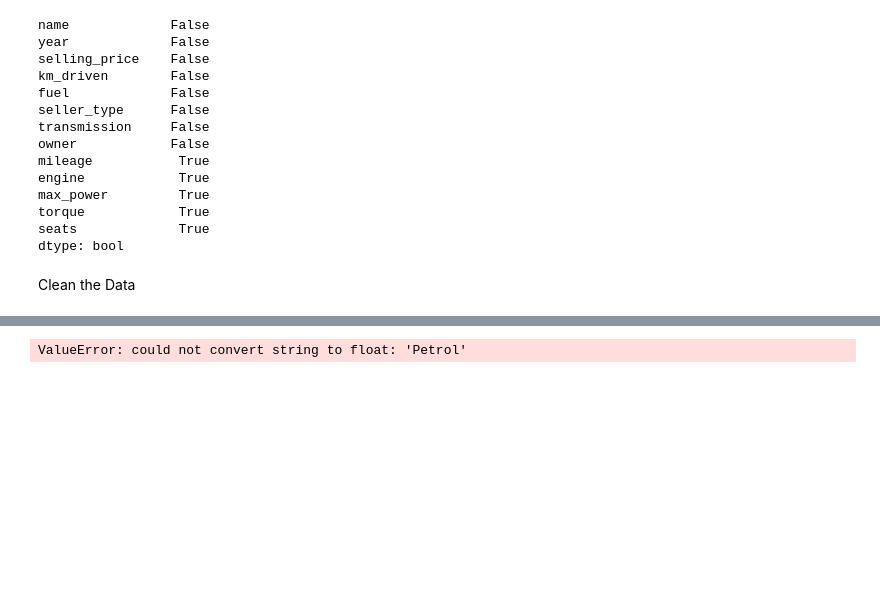
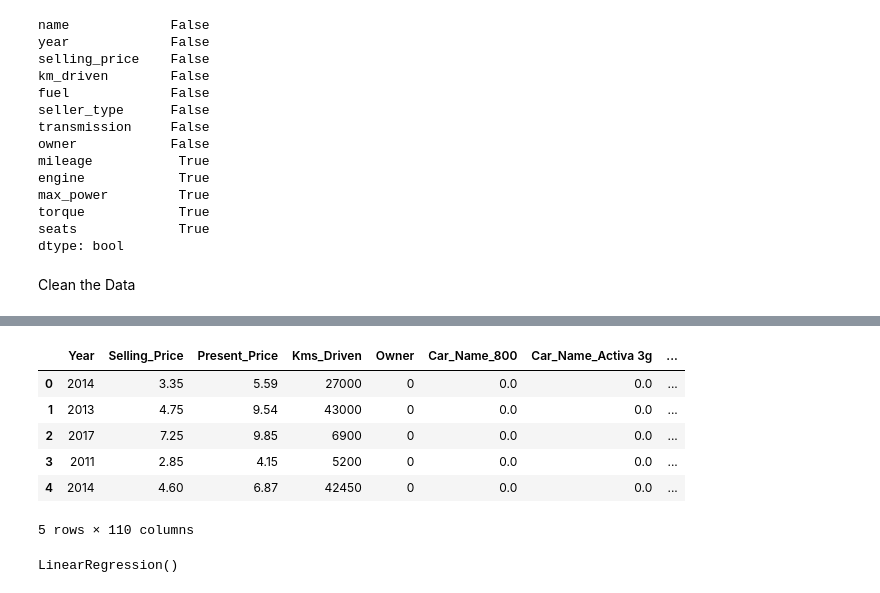
Before and after one commit to frankfeder/Dekho_Heroku, a Jupyter notebook: Car_DF.ipynb, the cells around one changed output, grey strips where cells are left out. Saved outputs shown, nothing was run; the diff lists cells and outputs as text; code cells hidden in the pictures; blank space fills up the shorter version.

Commit message:
added a OneHotEncoder

```diff
--- a/Car_DF.ipynb
+++ b/Car_DF.ipynb
@@ -147,3 +149,9 @@ seats             True
 dtype: bool
 # %% [markdown]
 Clean the Data
+# %%
+# Generate our categorical variable list
+cars_cat = car_data.dtypes[car_data.dtypes == "object"].index.tolist()
+
+# Check the number of unique values in each column
+car_data[cars_cat].nunique()
@@ -149,0 +164,10 @@ Clean the Data
+# %%
+# Create a OneHotEncoder instance
+enc = OneHotEncoder(sparse=False)
+
+# Fit and transform the OneHotEncoder using the categorical variable list
+encode_df = pd.DataFrame(enc.fit_transform(car_data[cars_cat]))
+
+# Add the encoded variable names to the DataFrame
+encode_df.columns = enc.get_feature_names(cars_cat)
+encode_df.head()
@@ -150,3 +182,16 @@ Clean the Data
+# %%
+# Merge one-hot encoded features and drop the originals
+car_data = car_data.merge(encode_df,left_index=True, right_index=True)
+car_data = car_data.drop(cars_cat,1)
+car_data.head()
+# %% [output]
+|  | Year | Selling_Price | Present_Price | Kms_Driven | Owner | Car_Name_800 | Car_Name_Activa 3g | ... |
+| 0 | 2014 | 3.35 | 5.59 | 27000 | 0 | 0.0 | 0.0 | ... |
+| 1 | 2013 | 4.75 | 9.54 | 43000 | 0 | 0.0 | 0.0 | ... |
+| 2 | 2017 | 7.25 | 9.85 | 6900 | 0 | 0.0 | 0.0 | ... |
+| 3 | 2011 | 2.85 | 4.15 | 5200 | 0 | 0.0 | 0.0 | ... |
+| 4 | 2014 | 4.60 | 6.87 | 42450 | 0 | 0.0 | 0.0 | ... |
+5 rows × 110 columns
 # %%
 X = car_data.drop(columns=['Selling_Price'])
 y = car_data['Selling_Price']
@@ -159,17 +204,17 @@ X_test_standardized = X_test.copy()
 X_train_normalized = X_train.copy()
 X_test_normalized = X_test.copy()
 # %%
-data_features = ["Year", "Present_Price", "Kms_Driven", "Fuel_Type", "Seller_Type", "Transmission", "Owner"]
+data_features = ["Year", "Present_Price", "Kms_Driven", "Fuel_Type_CNG", "Fuel_Type_Diesel", "Fuel_Type_Petrol", "Seller_Type_Dealer", "Seller_Type_Individual", "Transmission_Automatic", "Transmission_Manual", "Owner"]
 
 standard_scale.fit(X_train[data_features])
 X_train_standardized[data_features] = standard_scale.transform(X_train_standardized[data_features])
 
 X_test_standardized[data_features] = standard_scale.transform(X_test_standardized[data_features])
-# %% [output]
-ValueError: could not convert string to float: 'Petrol'
 # %%
 lm = LinearRegression()
 lm.fit(X_train, y_train)
+# %% [output]
+LinearRegression()
 # %%
 # Confusion MAtrix added
 # Making predictions using the testing data.
```
Also changed, not shown: parts of 3 cells of this notebook.
